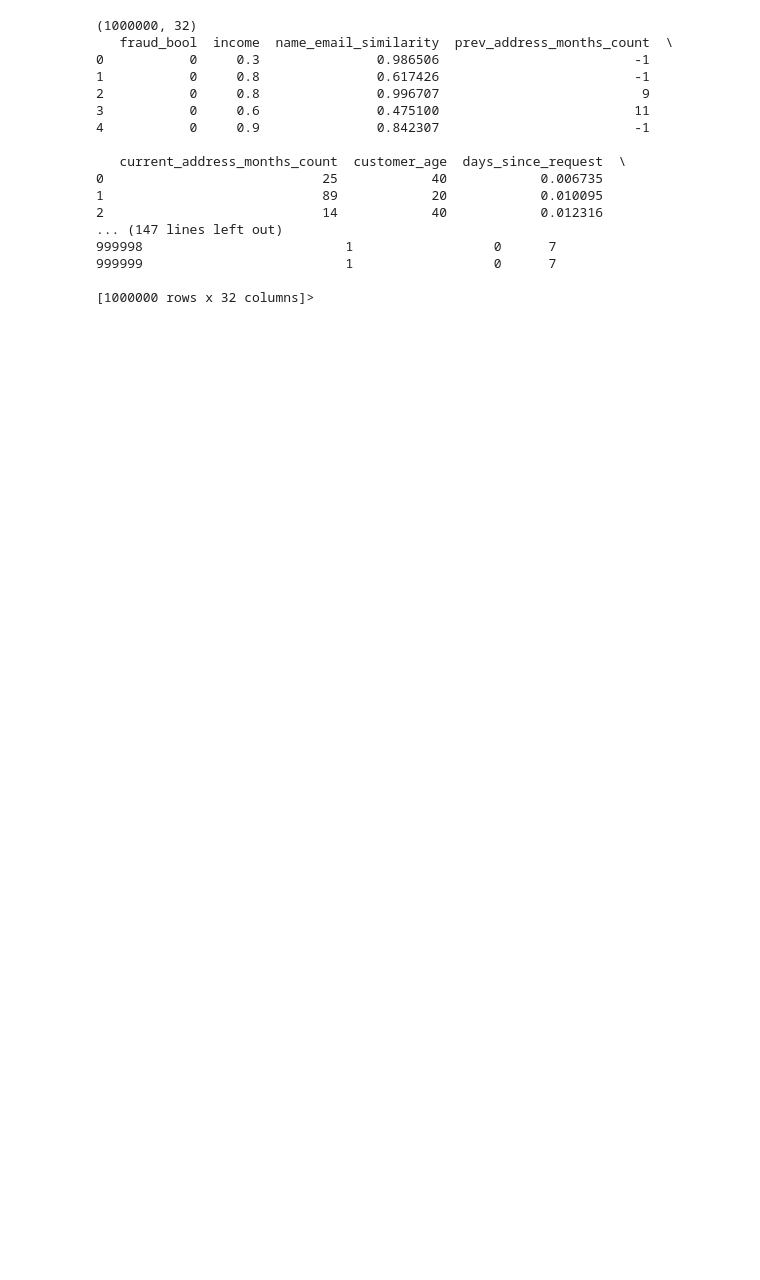
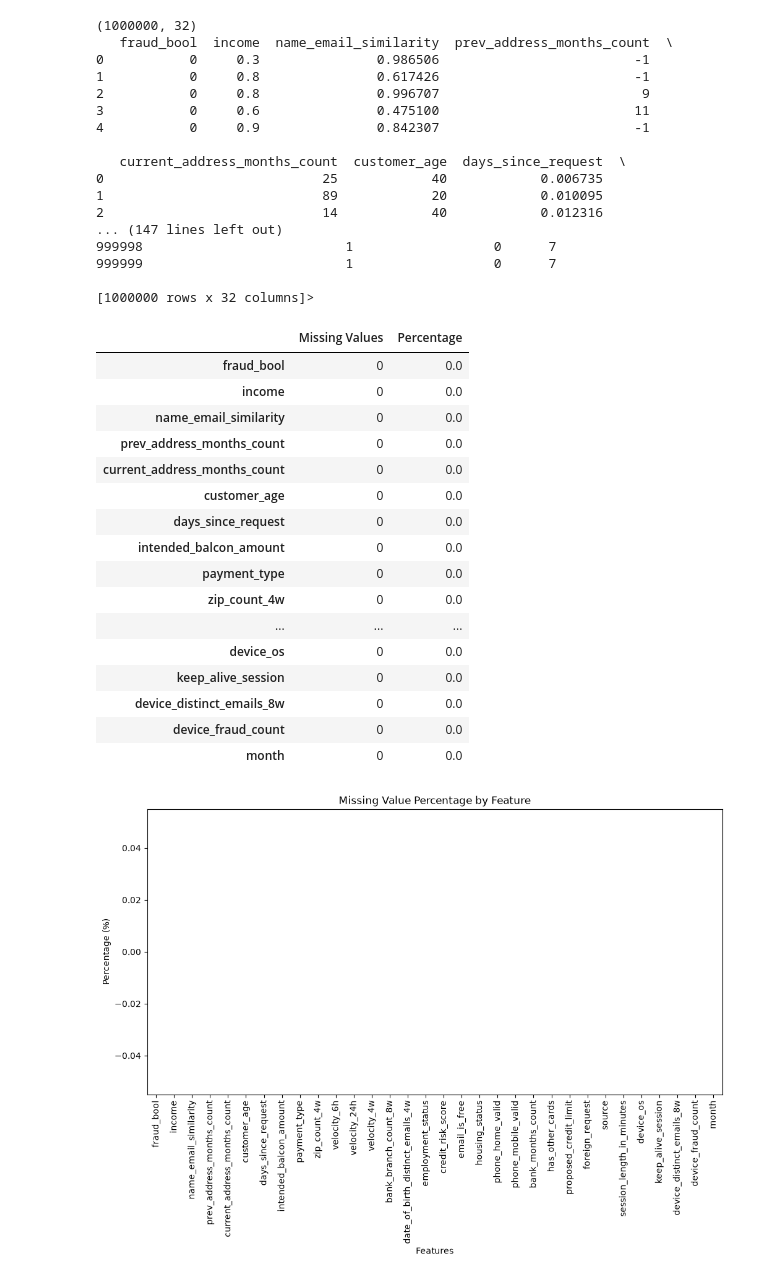
Before and after one commit to shubhanshutiwari1/FairFraud, a Jupyter notebook: notebooks/eda.ipynb, the cells around one changed output. Cells and saved outputs as stored; diff of their text form; code cells hidden in the pictures; blank space fills up the shorter version.

```diff
--- a/notebooks/eda.ipynb
+++ b/notebooks/eda.ipynb
@@ -26,3 +32,47 @@ print(df.describe)
 999999                          1                  0      7
 
 [1000000 rows x 32 columns]>
+# %%
+missing = df.isnull().sum()
+
+missing_df = pd.DataFrame({
+    "Missing Values": missing,
+    "Percentage": (missing / len(df)) * 100
+})
+
+missing_df = missing_df.sort_values(
+    by="Missing Values",
+    ascending=False
+)
+
+display(missing_df)
+
+plt.figure(figsize=(12, 6))
+
+missing_df["Percentage"].plot(kind="bar")
+
+plt.title("Missing Value Percentage by Feature")
+plt.ylabel("Percentage (%)")
+plt.xlabel("Features")
+plt.xticks(rotation=90)
+
+plt.show()
+# %% [output]
+|  | Missing Values | Percentage |
+| fraud_bool | 0 | 0.0 |
+| income | 0 | 0.0 |
+| name_email_similarity | 0 | 0.0 |
+| prev_address_months_count | 0 | 0.0 |
+| current_address_months_count | 0 | 0.0 |
+| customer_age | 0 | 0.0 |
+| days_since_request | 0 | 0.0 |
+| intended_balcon_amount | 0 | 0.0 |
+| payment_type | 0 | 0.0 |
+| zip_count_4w | 0 | 0.0 |
+| ... | ... | ... |
+| device_os | 0 | 0.0 |
+| keep_alive_session | 0 | 0.0 |
+| device_distinct_emails_8w | 0 | 0.0 |
+| device_fraud_count | 0 | 0.0 |
+| month | 0 | 0.0 |
+[figure, added]
```
Also changed, not shown: parts of 28 cells of this notebook, 3 other files.
